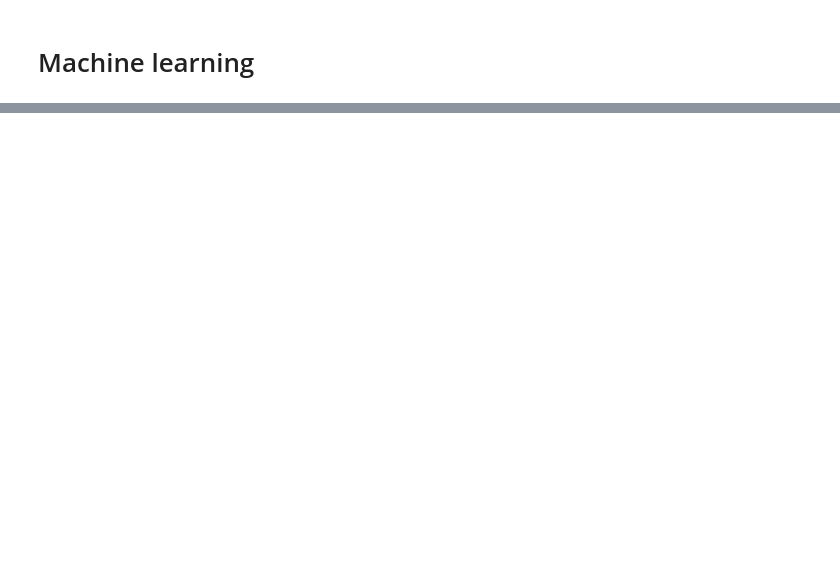
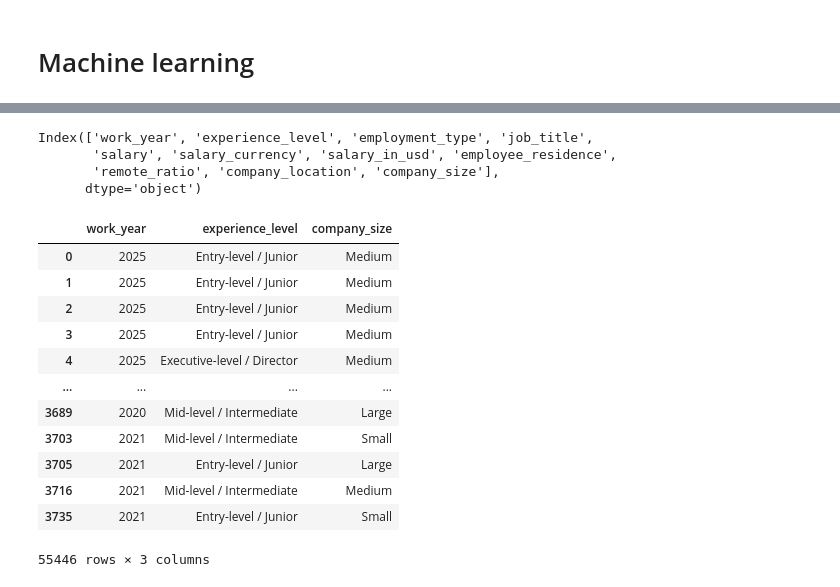
Before and after one commit to ByteMeRadi/Salary-Prediction-System-for-Data-Science-Careers, a Jupyter notebook: salary-prediction-system-for-data-science-careers.ipynb, the cells around one changed output, grey strips where cells are left out. Cells and saved outputs as stored; diff of their text form; code cells hidden in the pictures; blank space fills up the shorter version.

```diff
--- a/salary-prediction-system-for-data-science-careers.ipynb
+++ b/salary-prediction-system-for-data-science-careers.ipynb
@@ -352,0 +400,23 @@ plt.show()
+# %%
+df.columns
+# %% [output]
+Index(['work_year', 'experience_level', 'employment_type', 'job_title',
+       'salary', 'salary_currency', 'salary_in_usd', 'employee_residence',
+       'remote_ratio', 'company_location', 'company_size'],
+      dtype='object')
+# %%
+df[["work_year","experience_level","company_size"]]
+# %% [output]
+|  | work_year | experience_level | company_size |
+| 0 | 2025 | Entry-level / Junior | Medium |
+| 1 | 2025 | Entry-level / Junior | Medium |
+| 2 | 2025 | Entry-level / Junior | Medium |
+| 3 | 2025 | Entry-level / Junior | Medium |
+| 4 | 2025 | Executive-level / Director | Medium |
+| ... | ... | ... | ... |
+| 3689 | 2020 | Mid-level / Intermediate | Large |
+| 3703 | 2021 | Mid-level / Intermediate | Small |
+| 3705 | 2021 | Entry-level / Junior | Large |
+| 3716 | 2021 | Mid-level / Intermediate | Medium |
+| 3735 | 2021 | Entry-level / Junior | Small |
+55446 rows × 3 columns
```
Also changed, not shown: parts of 38 cells of this notebook.
